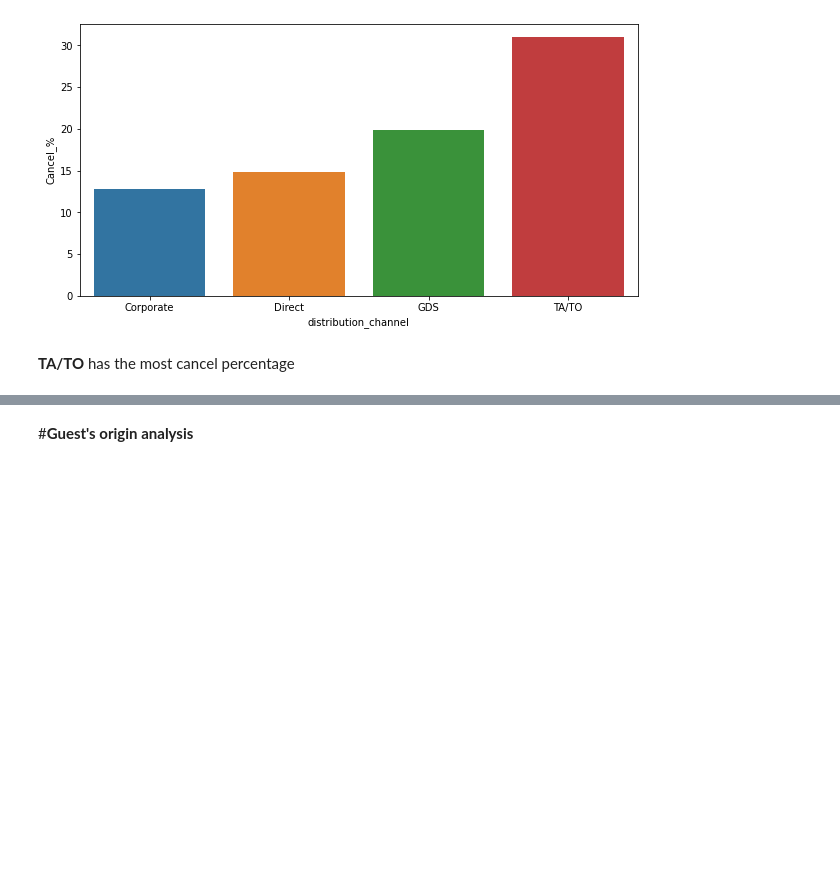
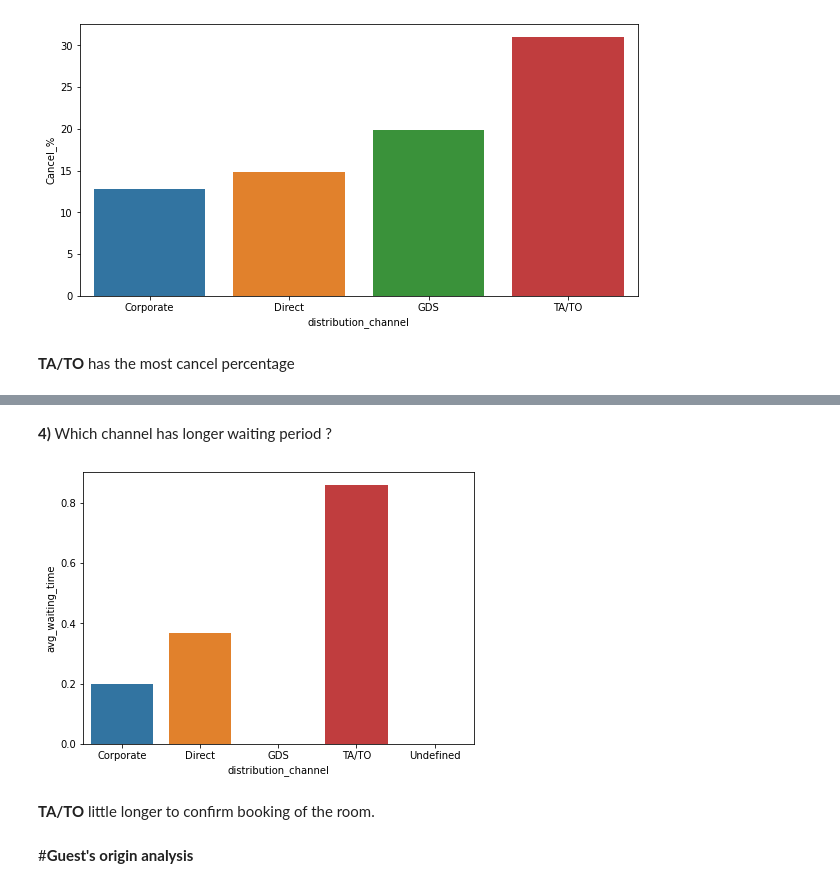
Before and after one commit to TejusM/hotelbooking-data-analysis-, a Jupyter notebook: tej_hotel_booking.ipynb, the cells around one changed output, grey strips where cells are left out. Cells and saved outputs as stored; diff of their text form; code cells hidden in the pictures; blank space fills up the shorter version.

```diff
--- a/tej_hotel_booking.ipynb
+++ b/tej_hotel_booking.ipynb
@@ -380,3 +391,14 @@ plt.show()
+# %% [markdown]
+ **4)** Which channel has longer waiting period ?
+# %%
+d4 = pd.DataFrame(round((group_by_dc['days_in_waiting_list']).mean(),2)).reset_index().rename(columns = {'days_in_waiting_list': 'avg_waiting_time'})
+plt.figure(figsize = (7,5))
+sns.barplot(x = d4['distribution_channel'], y = d4['avg_waiting_time'])
+plt.show()
+# %% [output]
+[figure, added]
+# %% [markdown]
+**TA/TO** little longer to confirm booking of the room.
 # %% [markdown]
 #**Guest's origin analysis**
 # %% [markdown]
```
Also changed, not shown: parts of 8 cells of this notebook.
